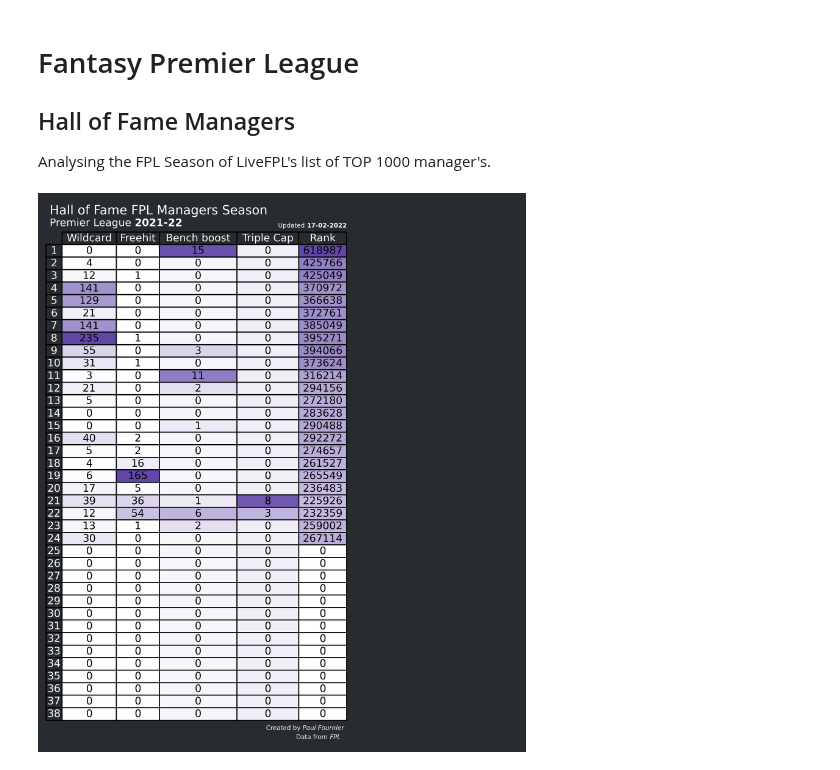
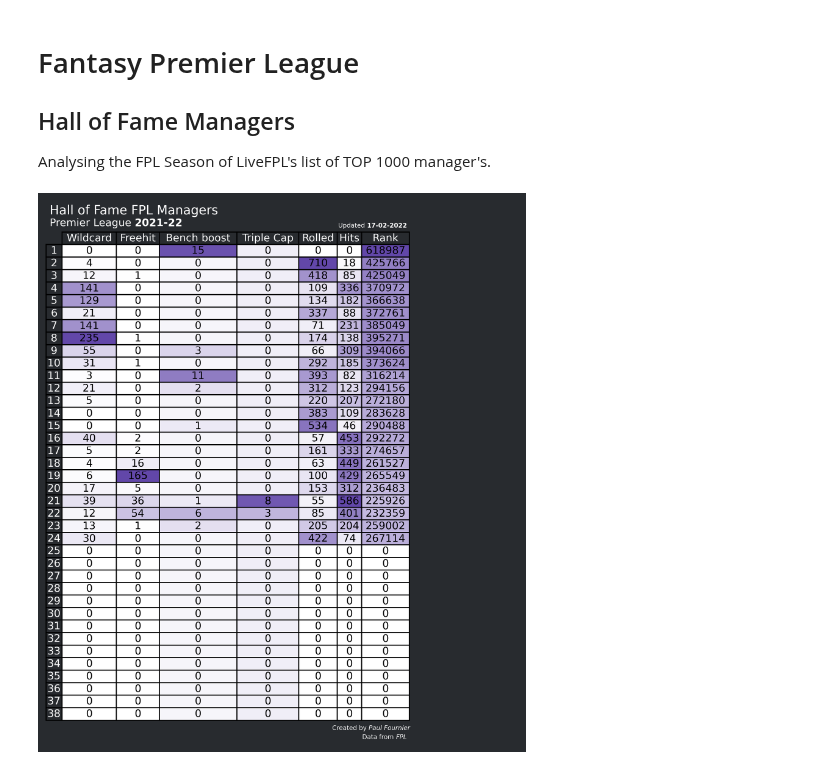
Before and after one commit to Fournierp/FPL, a Jupyter notebook: analysis/Hall of Fame.ipynb, the cells around one changed output. Drawn from its saved outputs; the diff is of its cells as text; code cells hidden in the pictures.

Commit message:
Rolled & hits info

```diff
--- a/analysis/Hall of Fame.ipynb
+++ b/analysis/Hall of Fame.ipynb
@@ -34,7 +34,7 @@ chips = pd.DataFrame(
 # %%
 table = pd.DataFrame(
     index=np.arange(1, 39),
-    columns=['wildcard_1', 'freehit', 'bboost', 'wildcard_2', 'threexc', 'rank'],
+    columns=['wildcard_1', 'freehit', 'bboost', 'wildcard_2', 'threexc', 'Rolled', 'Hits', 'Rank'],
 )
 
 for chip in ['wildcard_1', 'freehit', 'bboost', 'wildcard_2', 'threexc']:
@@ -48,9 +48,10 @@ table = table.rename(columns={
     'freehit': 'Freehit',
     'bboost': 'Bench boost',
     'threexc': 'Triple Cap',
-    'rank': 'Rank'
 })
 # %%
+hit_points = -pd.read_csv('../data/fpl_official/2021-22/season/hit_points_hof.csv')
+rolled = pd.read_csv('../data/fpl_official/2021-22/season/rolled_hof.csv')
 overall_rank = pd.json_normalize(
     pd.read_json(
         '../data/fpl_official/2021-22/season/managers_hof.json',
@@ -58,11 +59,14 @@ overall_rank = pd.json_normalize(
         ['overall_rank'])
 
 for gw in range(1, 39):
+    table.loc[gw, 'Hits'] = np.sum(hit_points[str(gw)] > 0)
+    table.loc[gw, 'Rolled'] = np.sum(rolled[str(gw)])
     try:
         table.loc[gw, 'Rank'] = np.mean(overall_rank[str(gw)])
     except:
         table.loc[gw, 'Rank'] = 0
 
+table = table.fillna(0)
 table = table.astype('int32')
 # %%
 from matplotlib.colors import ListedColormap
@@ -75,9 +79,9 @@ purple[:, 1] = np.linspace(71/256, 1, N)
 purple[:, 2] = np.linspace(170/256, 1, N)
 purple_cmp = ListedColormap(purple)
 # %%
-colours = np.zeros((38, 5, 4))
+colours = np.zeros((38, table.columns.shape[0], 4))
 
-for i in range(5):
+for i in range(table.columns.shape[0]):
     colours[:, i, :] = ListedColormap(
         purple_cmp(np.linspace(1, 0, 128)),
         name='red')(
@@ -124,35 +128,35 @@ the_table.auto_set_font_size()
 
 ax.get_xaxis().set_visible(False)
 ax.get_yaxis().set_visible(False)
 plt.box(on=None)
 
 fig_text(
     x=0.12, y=1.105,
-    s="Hall of Fame FPL Managers Season",
+    s="Hall of Fame FPL Managers",
     fontsize=12, fontfamily=title_font, color=text_color, alpha=1)
 fig_text(
     x=0.12, y=1.075,
     s="Premier League <2021-22>",
     highlight_textprops=[{"fontweight": "bold"}],
     fontsize=10, fontfamily=title_font, color=text_color, alpha=1)
 fig_text(
-    x=0.5, y=1.065,
+    x=0.6, y=1.065,
     s="Updated <17-02-2022>",
     highlight_textprops=[{"fontweight": "bold"}],
     fontsize=6, fontfamily=title_font, color=text_color, alpha=1)
 
 fig_text(
-    x=0.48, y=-0.05,
+    x=0.59, y=-0.05,
     s="Created by <Paul Fournier>",
     highlight_textprops=[{"fontstyle": "italic"}],
     fontsize=6, fontfamily=watermark_font, color=text_color)
 
 fig_text(
-    x=0.54, y=-0.07,
+    x=0.64, y=-0.07,
     s="Data from <FPL>",
     highlight_textprops=[{"fontstyle": "italic"}],
     fontsize=6, fontfamily=watermark_font, color=text_color)
 
 plt.show()
 # %% [output]
-[figure, old version]
+[figure, new version]
```
